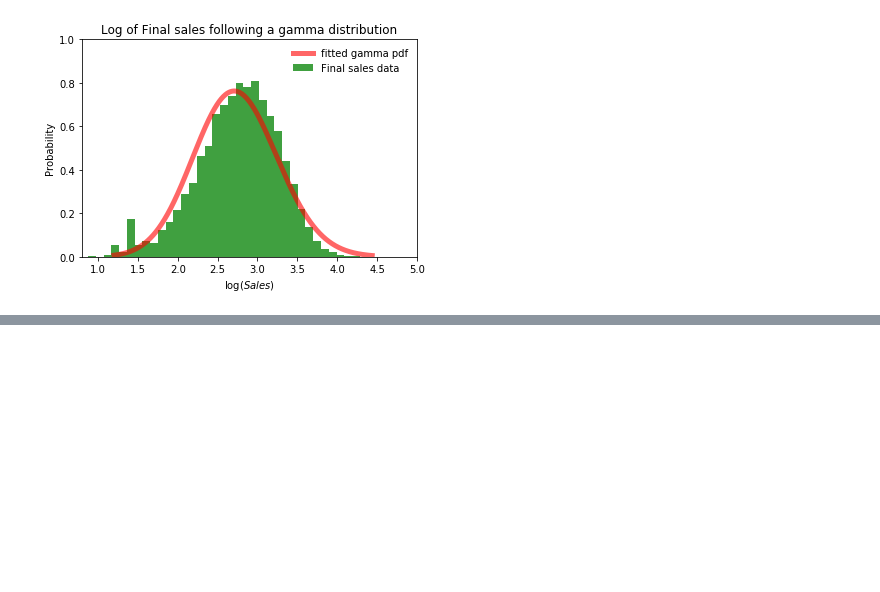
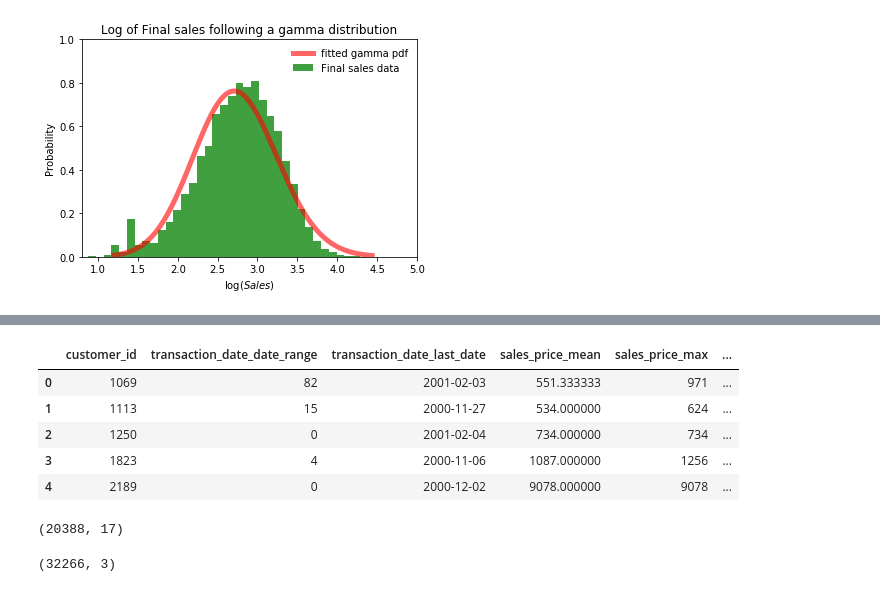
Before and after one commit to ahoosh/Sales_Prediction, a Jupyter notebook: Sales.ipynb, the cells around one changed output, grey strips where cells are left out. Cells and saved outputs as stored; diff of their text form; code cells hidden in the pictures; blank space fills up the shorter version.

```diff
--- a/Sales.ipynb
+++ b/Sales.ipynb
@@ -22,3 +47,30 @@ transactions = pd.read_csv(dataFolder + transactionsFile)
+# %%
+# Useful functions
+def change_aggregated_columns(df):
+    '''
+    *** This function changes the column names when we have aggregated pandas dataframe and we want to get rid of
+        two names. For example, we might have df['Temperature']['mean'] and df['Temperature']['std']. This function
+        changes them into df['Temperature_mean'] and df['Temperature_std']
+    NOTE: In this project, we are not using this function. Please keep it as it wil be useful in the future...
+    '''
+    myColumns = df.columns.tolist()
+    dfModified = pd.DataFrame({})
+    n = len(myColumns)
+    for i in range(n):
+        if len(myColumns[i][1]) > 0:
+            dfModified[myColumns[i][0] + "_" + myColumns[i][1]] = df[myColumns[i][0]][myColumns[i][1]]
+        else:
+            dfModified[myColumns[i][0]] = df[myColumns[i][0]]
+    return dfModified
+
+def date_range(arr):
+    return (arr.iloc[-1] - arr.iloc[0])
+
+def last_date(arr):
+    return arr.iloc[-1]
+
+def num_date(arr):
+    return len(arr)
 # %%
 # Data Quality Check:
 print("finalSales costumer_id are all unique:", len(finalSales.customer_id.unique()) == finalSales.shape[0])
@@ -78,3 +153,16 @@ transactionsGrouped['percentage_locally_sourced'] = transactionsGrouped.percenta
 transactionsGrouped = transactionsGrouped.reset_index()
 transactionsGrouped = transactionsGrouped.groupby("customer_id", as_index=False).apply(lambda x: x.iloc[:-1])
 transactionsGrouped = transactionsGrouped.reset_index()
+transactionsGrouped['transaction_date'] = pd.to_datetime(transactionsGrouped['transaction_date'], format='%Y-%m-%d')
+transactionsGrouped2 = transactionsGrouped.groupby('customer_id').agg({'transaction_date': [date_range, last_date],
+                                                                       'product_class': 'mean',
+                                                                       'weight_class': 'mean',
+                                                                       'color_code': 'mean',
+                                                                       'sales_price': ['mean', max, num_date],
+                                                                       'quantity': 'mean',
+                                                                       'percentage_locally_sourced': 'mean',
+                                                                       'product_price': 'mean'})
+transactionsGrouped2 = transactionsGrouped2.reset_index()
+transactionsGrouped2 = change_aggregated_columns(transactionsGrouped2)
+transactionsGrouped2['transaction_date_date_range'] = transactionsGrouped2['transaction_date_date_range'].dt.days
+transactionsGrouped2 = transactionsGrouped2.merge(customers, on= "customer_id", how='left')
@@ -123,0 +169,17 @@ transactionsGrouped2.loc[:,['transaction_date']]
+# %%
+transactionsGrouped2.head()
+# %% [output]
+|  | customer_id | transaction_date_date_range | transaction_date_last_date | sales_price_mean | sales_price_max | ... |
+| 0 | 1069 | 82 | 2001-02-03 | 551.333333 | 971 | ... |
+| 1 | 1113 | 15 | 2000-11-27 | 534.000000 | 624 | ... |
+| 2 | 1250 | 0 | 2001-02-04 | 734.000000 | 734 | ... |
+| 3 | 1823 | 4 | 2000-11-06 | 1087.000000 | 1256 | ... |
+| 4 | 2189 | 0 | 2000-12-02 | 9078.000000 | 9078 | ... |
+# %%
+transactionsGrouped2.shape
+# %% [output]
+(20388, 17)
+# %%
+finalSales.shape
+# %% [output]
+(32266, 3)
```
Also changed, not shown: parts of 5 cells of this notebook.
